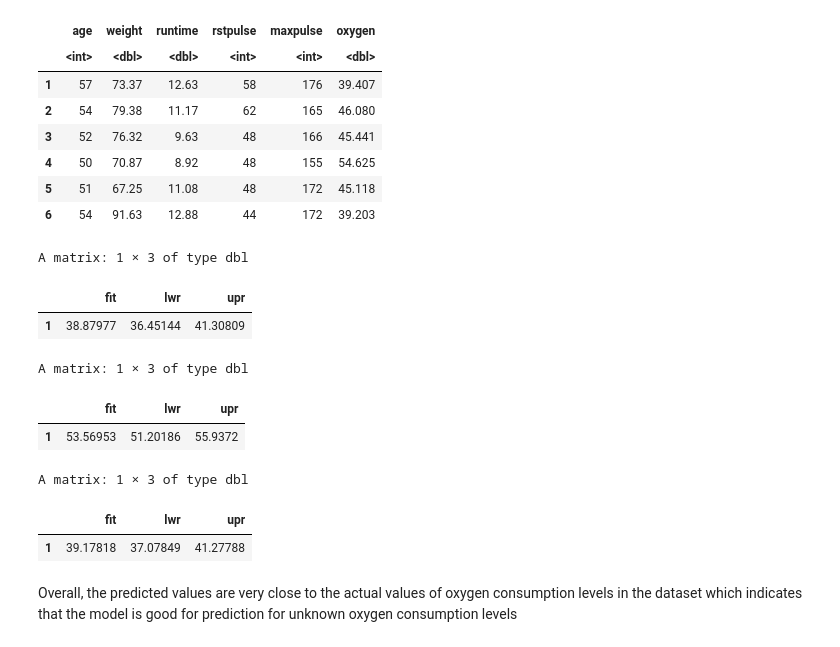
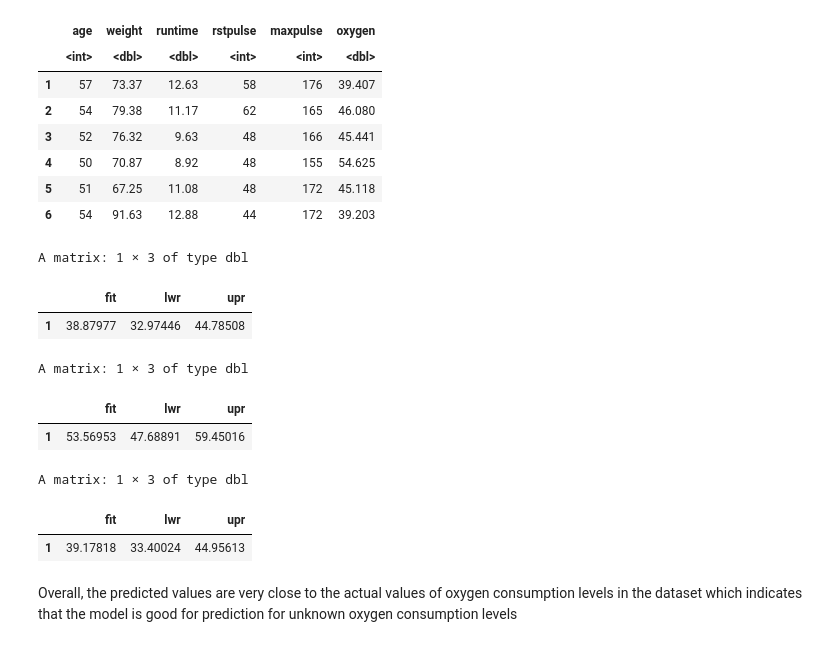
Before and after one commit to asouzujoseph/Univariate-statistical-data-analysis, a Jupyter notebook: Linear_regression/running_competition.ipynb, the cells around one changed output. Saved outputs shown, nothing was run; the diff lists cells and outputs as text; code cells hidden in the pictures.

```diff
--- a/Linear_regression/running_competition.ipynb
+++ b/Linear_regression/running_competition.ipynb
@@ -322,29 +322,29 @@ A data.frame: 6 × 6
 # %%
 ## test the model using observation number 1 in the data set
 row1 <- data.frame(age = 57, runtime = 12.63,maxpulse = 176)
-pred_CI <- predict(run.newLm, row1, interval = "confidence")
+pred_CI <- predict(run.newLm, row1, interval = "prediction")
 pred_CI
 # %% [output]
 A matrix: 1 × 3 of type dbl
 |  | fit | lwr | upr |
-| 1 | 38.87977 | 36.45144 | 41.30809 |
+| 1 | 38.87977 | 32.97446 | 44.78508 |
 # %%
 ## test the model using observation number 4
 row4 <- data.frame(age = 50, runtime = 8.92,maxpulse = 155)
-pred_CI <- predict(run.newLm, row4, interval = "confidence")
+pred_CI <- predict(run.newLm, row4, interval = "prediction")
 pred_CI
 # %% [output]
 A matrix: 1 × 3 of type dbl
 |  | fit | lwr | upr |
-| 1 | 53.56953 | 51.20186 | 55.9372 |
+| 1 | 53.56953 | 47.68891 | 59.45016 |
 # %%
 ## test the model using observation number 6
 row6 <- data.frame(age = 54, runtime = 12.88, maxpulse = 172)
-pred_CI <- predict(run.newLm, row6, interval = "confidence")
+pred_CI <- predict(run.newLm, row6, interval = "prediction")
 pred_CI
 # %% [output]
 A matrix: 1 × 3 of type dbl
 |  | fit | lwr | upr |
-| 1 | 39.17818 | 37.07849 | 41.27788 |
+| 1 | 39.17818 | 33.40024 | 44.95613 |
 # %% [markdown]
 Overall, the predicted values are very close to the actual values of oxygen consumption levels in the dataset which indicates that the model  is good for prediction for unknown oxygen consumption levels
```
Also changed, not shown: parts of 1 cell of this notebook.
